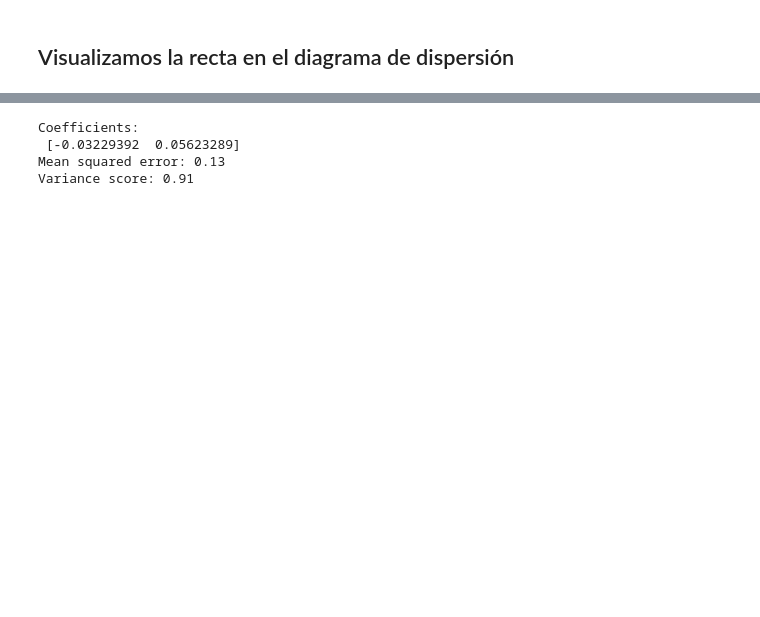
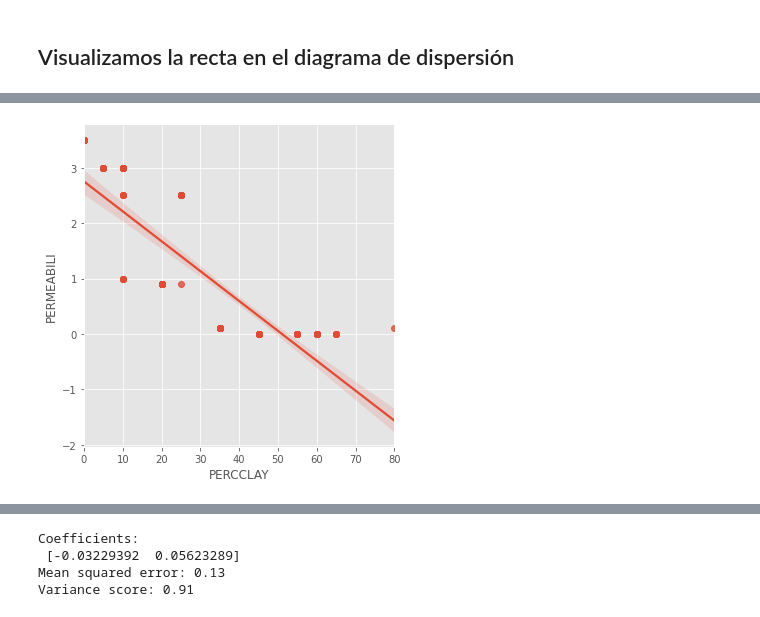
Before and after one commit to DiplomadoAI-DL-UNAL2021/samuelmesa, a Jupyter notebook: taller_regresion_lineal/taller_regresion_lineal.ipynb, the cells around one changed output, grey strips where cells are left out. Cells and saved outputs as stored; diff of their text form; code cells hidden in the pictures; blank space fills up the shorter version.

```diff
--- a/taller_regresion_lineal/taller_regresion_lineal.ipynb
+++ b/taller_regresion_lineal/taller_regresion_lineal.ipynb
@@ -139,0 +131,7 @@ plt.show()
+# %%
+# Predicción de m, b
+
+sns.lmplot(x='PERCCLAY',y='PERMEABILI',data=barrenos)
+sns.despine()
+# %% [output]
+[figure, added]
```
Also changed, not shown: parts of 22 cells of this notebook, 1 other file.
